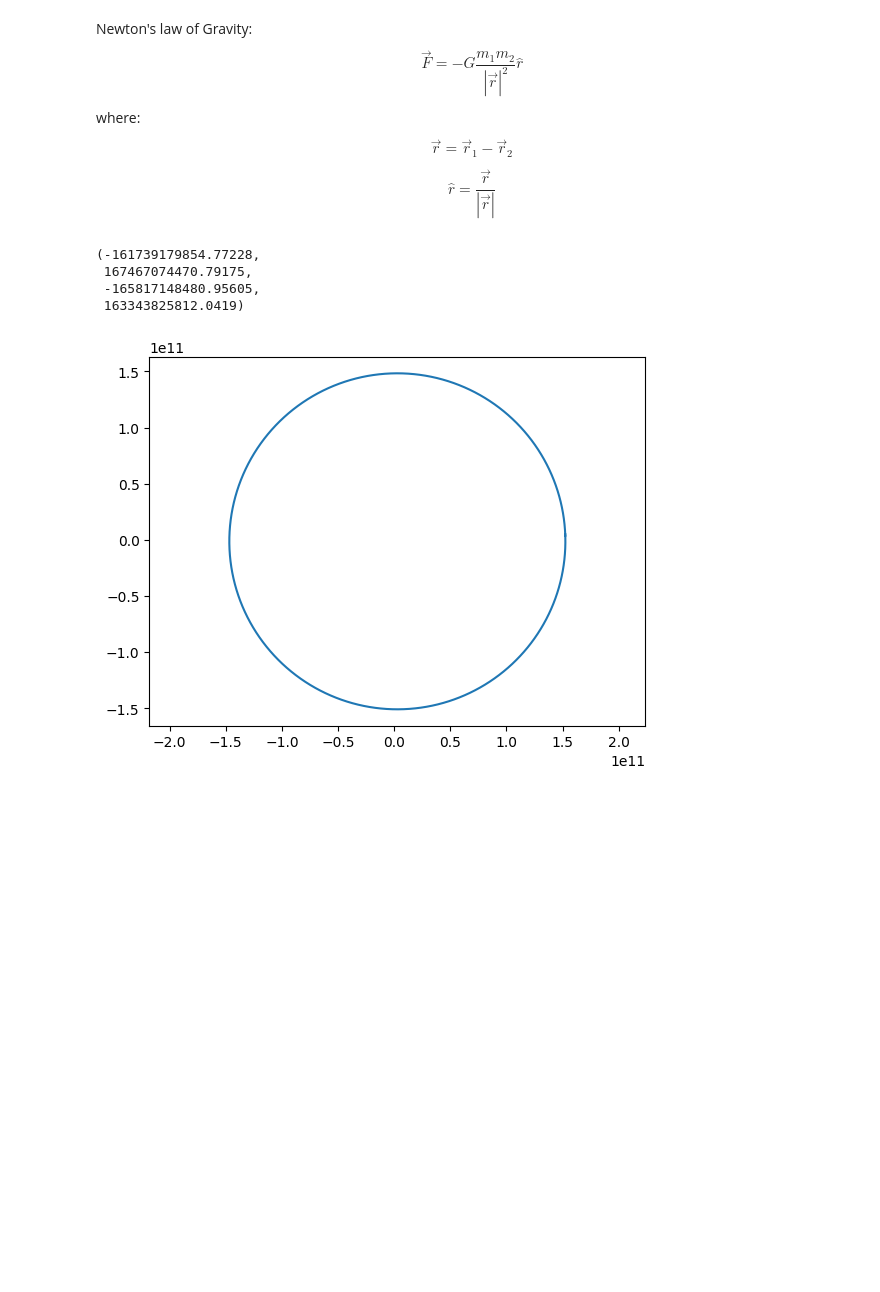
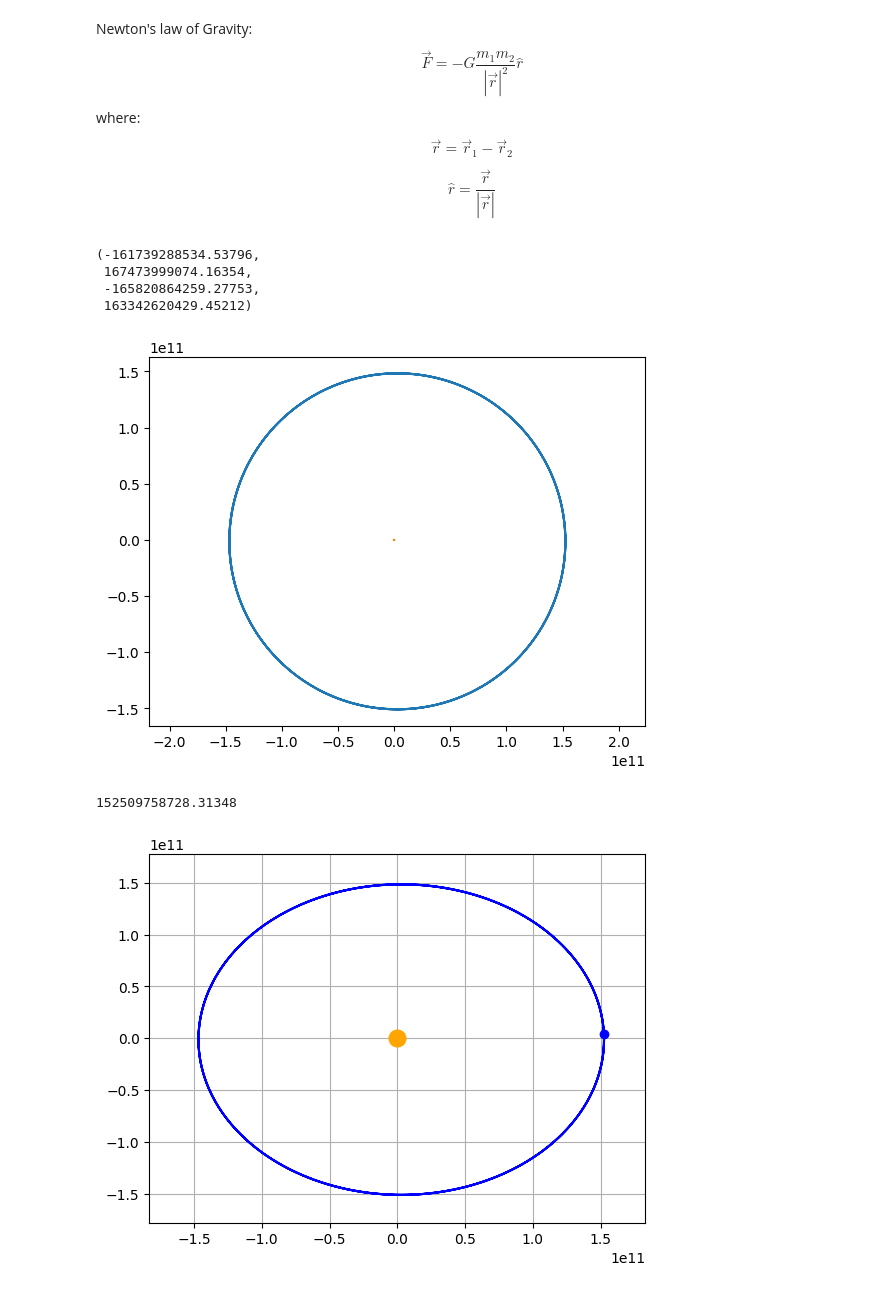
Before and after one commit to jmtony2000/Numerical_Symulations_of_-Star_System_Dynamics, a Jupyter notebook: Simulation.ipynb, the cells around one changed output. Drawn from its saved outputs; the diff is of its cells as text; code cells hidden in the pictures; blank space fills up the shorter version.

Commit message:
moving planet

```diff
--- a/Simulation.ipynb
+++ b/Simulation.ipynb
@@ -44,7 +45,7 @@ dt = 1*daysec
 t = 0
 star_position_history = [list(star.position)]
 planet_position_history = [list(planet.position)]
-while t<1*365*daysec:
+while t<3*365*daysec:
     # Calculate the force between objects
     starforce = gravforce(star, planet)
     planetforce = gravforce(planet, star)
@@ -69,8 +70,50 @@ plt.plot(posx_planet, posy_planet)
 plt.plot(posx_sun, posy_sun)
 plt.axis('equal')
 # %% [output]
-(-161739179854.77228,
- 167467074470.79175,
- -165817148480.95605,
- 163343825812.0419)
+(-161739288534.53796,
+ 167473999074.16354,
+ -165820864259.27753,
+ 163342620429.45212)
 [figure]
+# %%
+max(posx_planet)
+# %% [output]
+152509758728.31348
+# %%
+fig = plt.figure()
+
+l_p, = plt.plot([],[], 'k-', color = "blue")
+point_e, = plt.plot([], [], marker="o", markersize=6, markeredgecolor="blue", markerfacecolor="blue")
+point_s, = plt.plot([], [], marker="o", markersize=12, markeredgecolor="orange", markerfacecolor="orange")
+l_s, = plt.plot([],[], 'k-', color = "orange")
+plt.xlim(-max(posx_planet)*1.2,max(posx_planet)*1.2)
+plt.ylim(-max(posy_planet)*1.2,max(posy_planet)*1.2)
+writer = PillowWriter(fps = 30)
+plt.grid()
+
+xplanet = []
+yplanet = []
+xstar = []
+ystar = []
+with writer.saving(fig, "OnePlanet.gif", 100):
+    for i in range(0,len(posx_planet)):
+        xplanet.append(posx_planet[i])
+        yplanet.append(posy_planet[i])
+        xstar.append(posx_sun[i])
+        ystar.append(posy_sun[i])
+
+        l_p.set_data(xplanet, yplanet)
+        l_s.set_data(xstar, ystar)
+        writer.grab_frame()
+
+        point_e.set_data(posx_planet[i], posy_planet[i])
+        point_s.set_data(posx_sun[i], posy_sun[i])
+# with writer.saving(fig, "OnePlanet.gif", 100):
+#     for xval in np.linspace(-5,5,100):
+#         xlist.append(xval)
+#         ylist.append(np.sin(xval)*3)
+#         l.set_data(xlist, ylist)
+
+#         writer.grab_frame()
+# %% [output]
+[figure, added]
```
Also changed, not shown: parts of 1 cell of this notebook, 1 other file.
